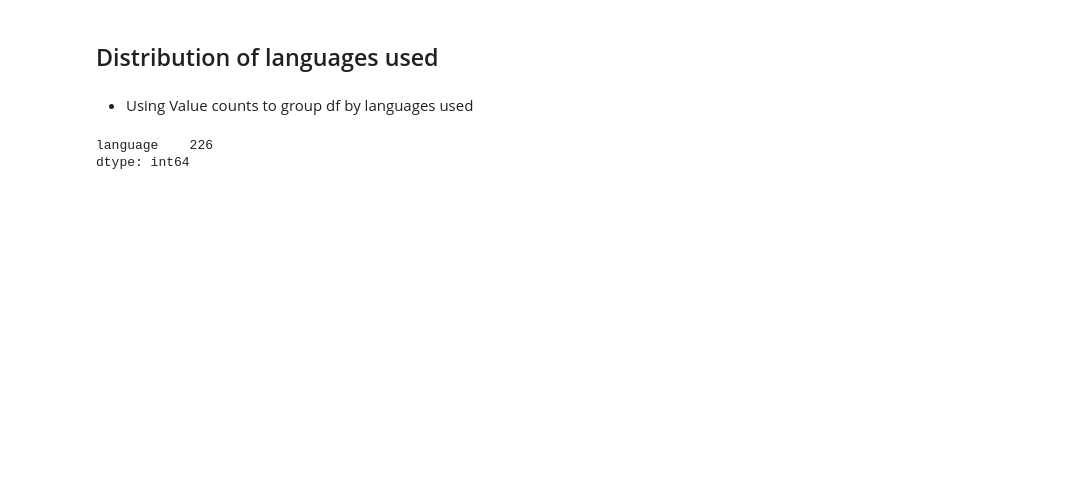
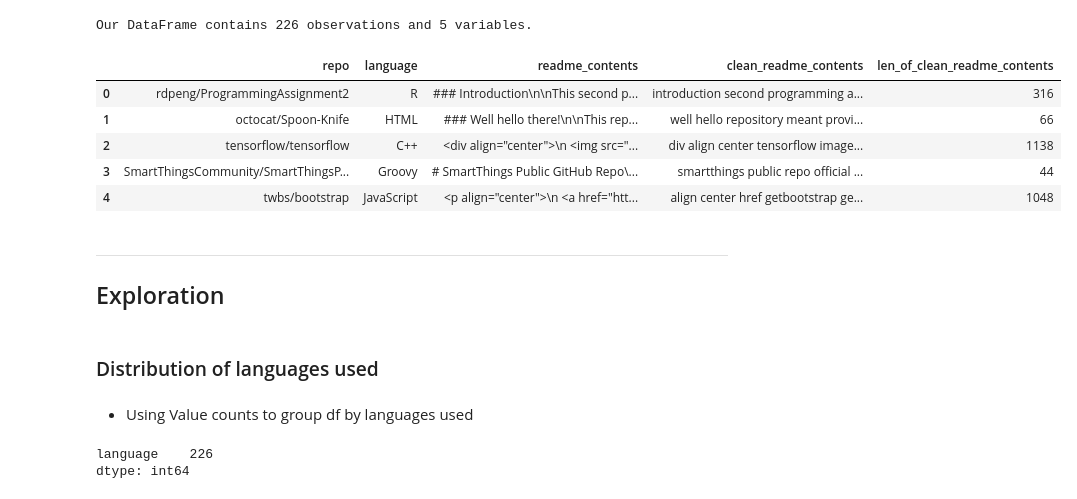
Before and after one commit to cobb-jiang-hartman-npl-project/github-repository-project, a Jupyter notebook: final_project.ipynb, the cells around one changed output. Cells and saved outputs as stored; diff of their text form; code cells hidden in the pictures; blank space fills up the shorter version.

```diff
--- a/final_project.ipynb
+++ b/final_project.ipynb
@@ -61,5 +101,20 @@ df = pr.wrangle_readme_data()
+# %%
+df = pr.wrangle_readme_data()
+print(f"Our DataFrame contains {df.shape[0]} observations and {df.shape[1]} variables.")
+df.head()
+# %% [output]
+Our DataFrame contains 226 observations and 5 variables.
+|  | repo | language | readme_contents | clean_readme_contents | len_of_clean_readme_contents |
+| 0 | rdpeng/ProgrammingAssignment2 | R | ### Introduction\n\nThis second p... | introduction second programming a... | 316 |
+| 1 | octocat/Spoon-Knife | HTML | ### Well hello there!\n\nThis rep... | well hello repository meant provi... | 66 |
+| 2 | tensorflow/tensorflow | C++ | <div align="center">\n <img src="... | div align center tensorflow image... | 1138 |
+| 3 | SmartThingsCommunity/SmartThingsP... | Groovy | # SmartThings Public GitHub Repo\... | smartthings public repo official ... | 44 |
+| 4 | twbs/bootstrap | JavaScript | <p align="center">\n <a href="htt... | align center href getbootstrap ge... | 1048 |
+# %% [markdown]
+---
+## Exploration
 # %% [markdown]
-## Distribution of languages used
+### Distribution of languages used
 # %% [markdown]
 - Using Value counts to group df by languages used
 # %%
```
Also changed, not shown: parts of 25 cells of this notebook, 1 other file.
